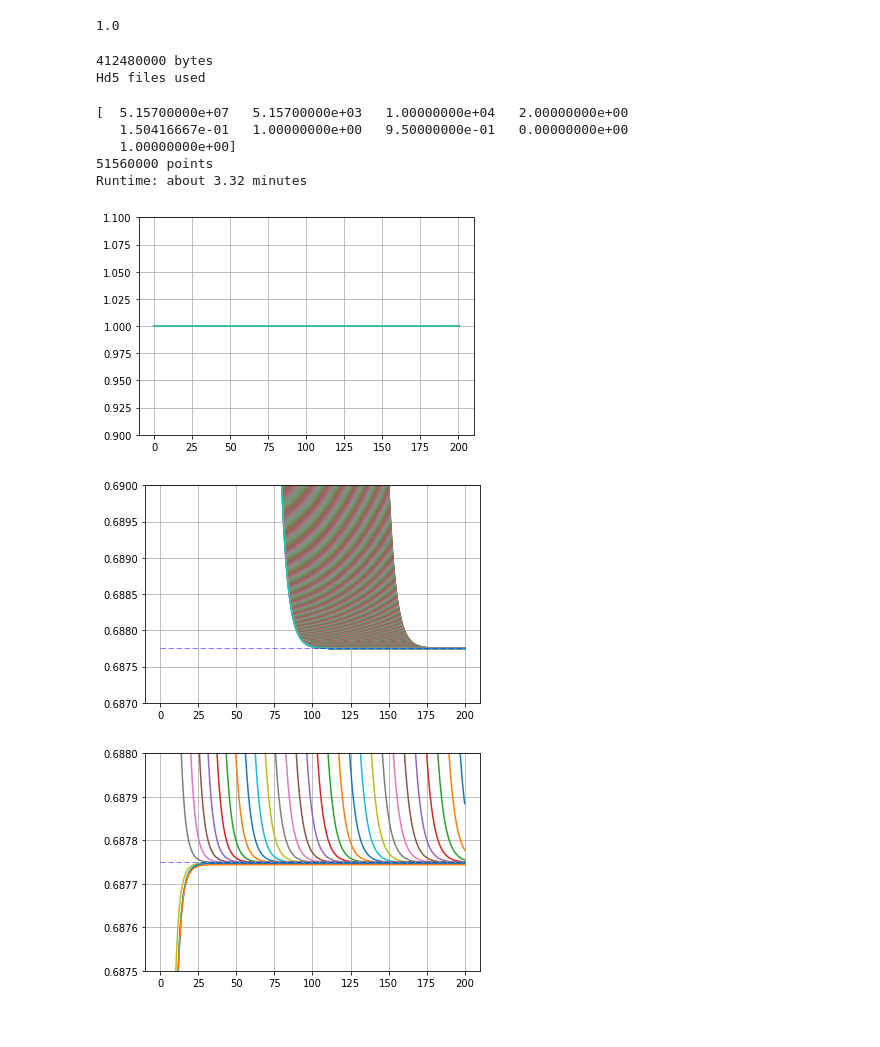
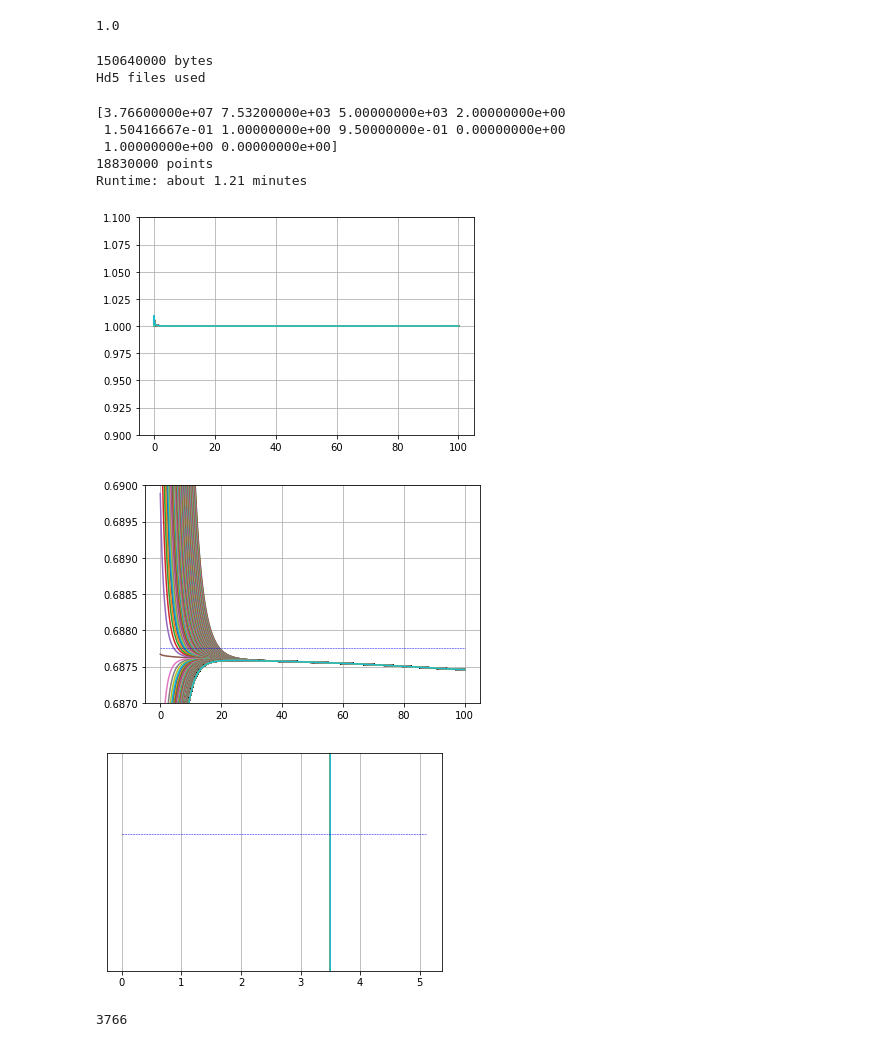
Before and after one commit to bpiotrzkowski/Double-Null-Code, a Jupyter notebook: Eddington Checker.ipynb, the cells around one changed output. Saved outputs shown, nothing was run; the diff lists cells and outputs as text; code cells hidden in the pictures.

```diff
--- a/Eddington Checker.ipynb
+++ b/Eddington Checker.ipynb
@@ -21,7 +21,7 @@ import h5py
 
 start = timeit.default_timer()
 # %%
-uscal=1
+uscal=2
 vscal=1
 # %%
 rnputil=np.load('rnputil.npy')
@@ -64,8 +64,15 @@ if wHD==False or wHD==0.0 or wHD==None:
     phinp=np.load('phi.npy')
     massnp=np.load('mass.npy')
     print("Numpy arrays used")
+
+switchax=float(rnputil[9])
+if switchax==True:
+    rnp=np.swapaxes(rnp,0,1)
+    signp=np.swapaxes(signp,0,1)
+    phinp=np.swapaxes(phinp,0,1)
+    massnp=np.swapaxes(massnp,0,1)
 # %% [output]
-412480000 bytes
+150640000 bytes
 Hd5 files used
 # %%
 print(rnputil)
@@ -101,11 +108,11 @@ if Q>0.0:
     predtime=numpoints/(259000)
 print("Runtime: about "+str(format(predtime/60,'.2f'))+" minutes")
 # %% [output]
-[  5.15700000e+07   5.15700000e+03   1.00000000e+04   2.00000000e+00
-   1.50416667e-01   1.00000000e+00   9.50000000e-01   0.00000000e+00
-   1.00000000e+00]
-51560000 points
-Runtime: about 3.32 minutes
+[3.76600000e+07 7.53200000e+03 5.00000000e+03 2.00000000e+00
+ 1.50416667e-01 1.00000000e+00 9.50000000e-01 0.00000000e+00
+ 1.00000000e+00 0.00000000e+00]
+18830000 points
+Runtime: about 1.21 minutes
 # %%
 for line in massnp[2900:3500]:
 #for line in rnp[2500:3500]:
@@ -118,7 +125,7 @@ plt.ylim(.9,1.1)
 plt.grid()
 plt.show()
 # %% [output]
-[figure, old version]
+[figure, new version]
 # %%
 #for line in massnp[2900:3500]:
 for line in rnp[2500:3500]:
@@ -131,21 +138,31 @@ plt.ylim(.687,.69)
 plt.grid()
 plt.show()
 # %% [output]
-[figure, old version]
+[figure, new version]
 # %%
 #for line in massnp[2900:3500]:
-for line in rnp[:][::100]:
-    plt.plot(vrange,line)
+#for line in rnp[:][::100]:
+for i in range(0,10):
+    plt.plot(urange,rnp[:,i*1+10])
 #plt.plot([0,vmax],[rplus,rplus],'r--',color='red',linewidth=0.5, label='r+')
-plt.plot([0,vmax],[rminus,rminus],'r--',color='blue',linewidth=0.5, label='r-')
+plt.plot([0,umax],[rplus,rplus],'r--',color='red',linewidth=0.5, label='r-')
+plt.plot([0,umax],[rminus,rminus],'r--',color='blue',linewidth=0.5, label='r-')
 #plt.ylim(.9,1.1)
-#plt.ylim(.687,.69)
-plt.ylim(.6875,.688)
-#plt.yscale('log')
+#plt.ylim(0,2)
+#plt.ylim(.6875,.688)
+#plt.ylim(.5,.9)
+plt.ylim(.6877460,.6877525)
+#plt.xlim(1.83399,1.834005)
+#plt.ylim(1.312,1.3124)
+plt.yscale('log')
 plt.grid()
 plt.show()
 # %% [output]
-[figure, old version]
+[figure, new version]
+# %%
+print(len(rnp[:,1]))
+# %% [output]
+3766
 # %%
 massdiffnp=abs(massnp[:,:]-M0)
 print(massnp)
```
Also changed, not shown: parts of 10 cells of this notebook, 4 other files.
